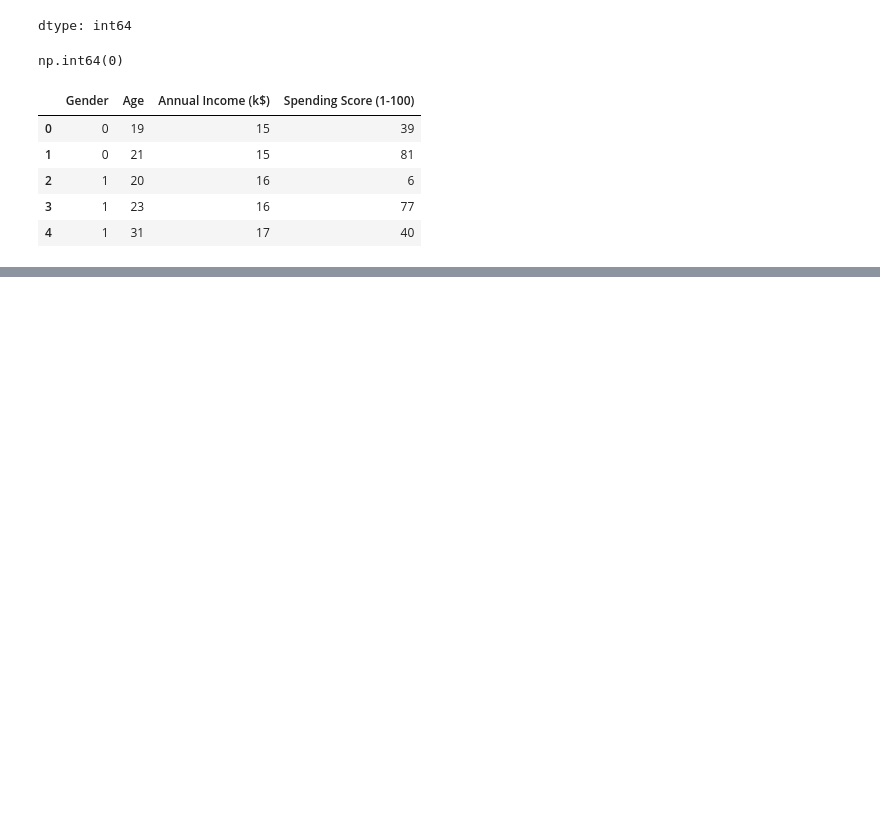
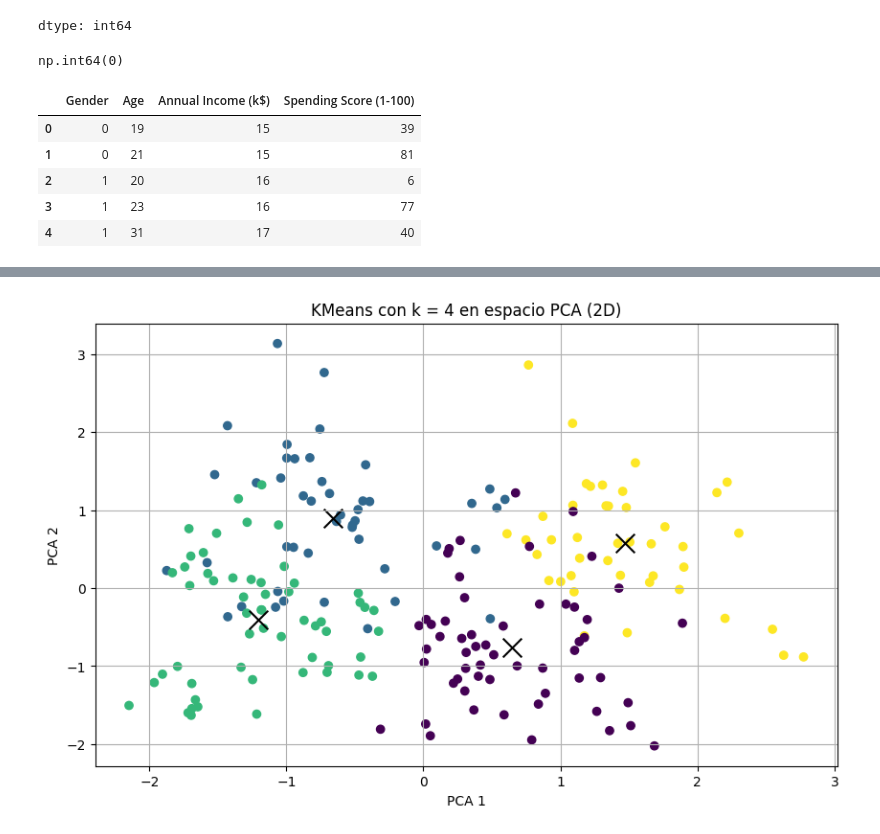
Before and after one commit to MattZG/Portafolio, a Jupyter notebook: Modulo_7.ipynb, the cells around one changed output, grey strips where cells are left out. Cells and saved outputs as stored; diff of their text form; code cells hidden in the pictures; blank space fills up the shorter version.

```diff
--- a/Modulo_7.ipynb
+++ b/Modulo_7.ipynb
@@ -210,0 +269,17 @@ from sklearn.decomposition import PCA
+# %%
+from sklearn.decomposition import PCA
+
+pca = PCA(n_components = 2, random_state = 42)
+X_pca = pca.fit_transform(X_scaled)
+centroides_pca = pca.transform(centroides)
+
+plt.figure(figsize = (10, 6))
+scatter = plt.scatter(X_pca[:,0], X_pca[:,1], c = etiquetas, cmap = 'viridis')
+plt.scatter(centroides_pca[:,0], centroides_pca[:,1], marker = 'x', s = 200, color = 'black')
+plt.xlabel('PCA 1')
+plt.ylabel('PCA 2')
+plt.title(f'KMeans con k = {k_optimo} en espacio PCA (2D)')
+plt.grid()
+plt.show()
+# %% [output]
+[figure, added]
```
Also changed, not shown: parts of 12 cells of this notebook.
